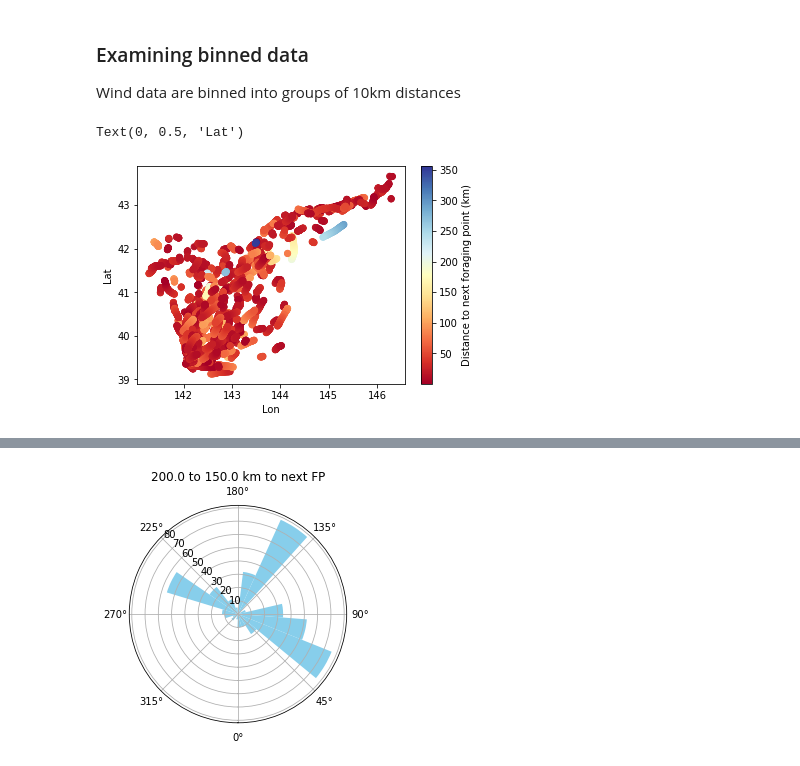
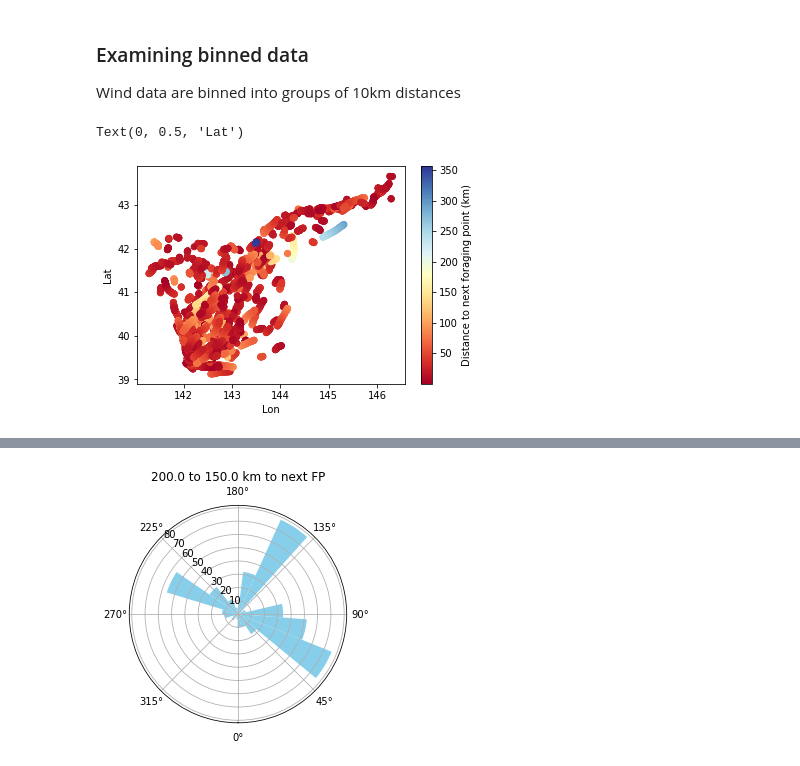
Before and after one commit to argrod/Olfactory, a Jupyter notebook: Python/WindAnalysis.ipynb, the cells around one changed output, grey strips where cells are left out. Drawn from its saved outputs; the diff is of its cells as text; code cells hidden in the pictures.

```diff
--- a/Python/WindAnalysis.ipynb
+++ b/Python/WindAnalysis.ipynb
@@ -176,6 +176,20 @@ for df in forDat:
     ind = ind.loc[ind[(ind['tBeh'] == 'Dive') | (ind['tBeh'] == 'Take-off bout')].index,:].reset_index()
     for b in range(len(ind)):
         df.loc[df[(df['DT'] > (ind.loc[b,'DT'] - np.timedelta64(30,'s'))) & (df['DT'] < (ind.loc[b,'DT'] + np.timedelta64(30,'s')))].index,'nFor'] = 1
+# %%
+# add distances and speeds to movement data
+for df in forDat:
+    dists = [haversine((df.Lat[ind],df.Lon[ind]),(df.Lat[ind+1],df.Lon[ind+1]),unit="km") for ind in range(0,len(df)-1)]
+    spd = np.divide(dists,np.diff(df.DT)/np.timedelta64(1,'h'))
+    df['distTrav'] = np.append(dists,np.nan)
+    df['spTrav'] = np.append(spd,np.nan)
+
+# create a single dataframe for foraging and wind data
+fdat = pd.concat(forDat,ignore_index=True)
+wdat = pd.concat(wDat,ignore_index=True)
+
+# # remove data where speed is over 120 kph
+fdat = fdat[fdat.spTrav < 120]
 # %% [markdown]
 ## Relative position/time to foraging
 
@@ -214,6 +219,15 @@ plt.plot(ind['Lon'],ind['Lat'])
 ### Examining binned data
 
 Wind data are binned into groups of 10km distances
+# %%
+wdat['distBin'] = pd.cut(x = wdat.distTo/1000, bins = np.arange(0,np.ceil(np.nanmax(wdat.distTo)/1000)*1000,10000)/1000)
+# convert to string
+wdat.distBin = wdat.distBin.apply(str)
+wdat['wDir'] = np.arctan2(wdat['Y'],wdat['X'])
+wdat['wSp'] = np.sqrt(wdat['X']**2 + wdat['Y']**2)
+wdat['rwh'] = wdat['BHead'] - wdat['wDir']
+wdat['aligned'] = wdat['rwh'] + np.pi
+wdat.loc[wdat[wdat['aligned'] > np.pi].index,'aligned'] = wdat.loc[wdat[wdat['aligned'] > np.pi].index,'aligned'] - 2*np.pi
 # %%
 for tst in wDat:
     tst['wDir'] = np.arctan2(tst['Y'],tst['X'])
@@ -251,15 +243,14 @@ for df in wDat:
 # %%
-allwDat = pd.concat(wDat).reset_index()
 cm = plt.cm.get_cmap('RdYlBu')
-colours = [cm(1.*i/len(allwDat.groupby('distGroup').count())) for i in range(len(allwDat.groupby('distGroup').count()))]
-xy = range(len(np.arange(0,np.nanmax(allwDat['distTo']),10)))
+colours = [cm(1.*i/len(wdat.groupby('distBin').count())) for i in range(len(wdat.groupby('distBin').count()))]
+xy = range(len(np.arange(0,np.nanmax(wdat['distTo']),10)))
 
-plt.scatter(allwDat['Lon'],allwDat['Lat'],c=allwDat['distTo'])
+plt.scatter(wdat['Lon'],wdat['Lat'],c=wdat['distTo']/1000)
 cb = plt.colorbar()
 cb.set_label('Distance to next foraging point (km)')
 plt.set_cmap(cm)
 plt.xlabel('Lon')
 plt.ylabel('Lat')
 # %% [output]
 Text(0, 0.5, 'Lat')
-[figure, old version]
+[figure, new version]
```
Also changed, not shown: parts of 19 cells of this notebook, 1 other file.
